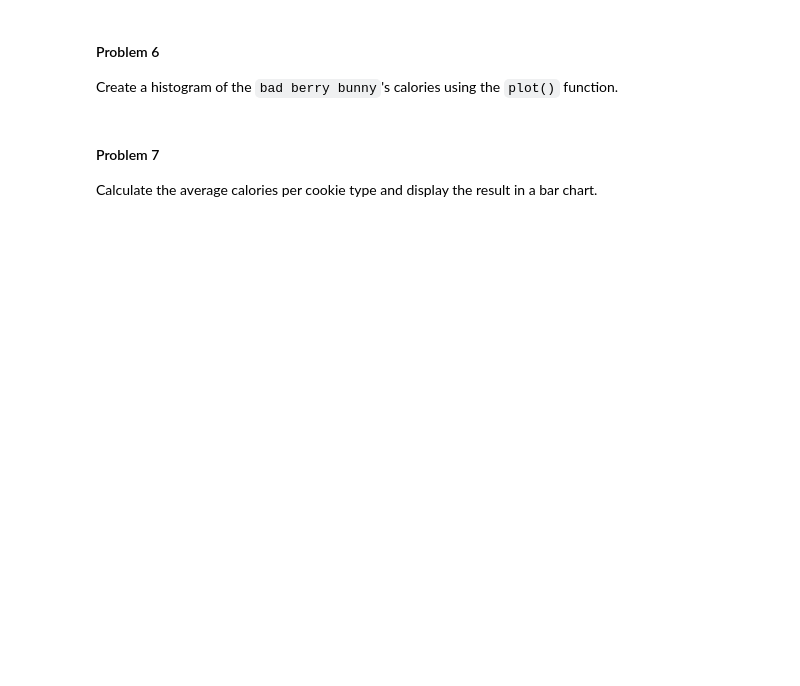
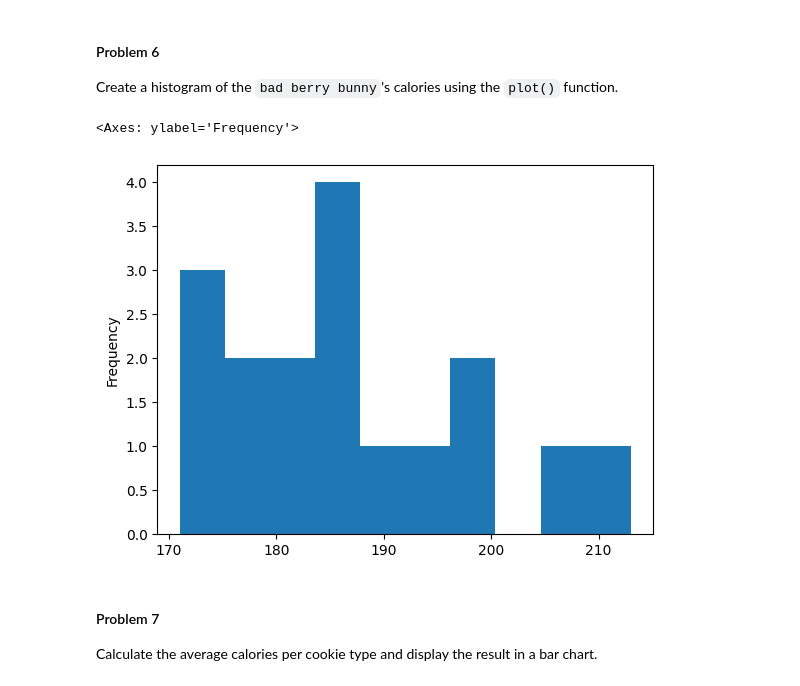
Before and after one commit to gallettilance/Data-Science-Fundamentals, a Jupyter notebook: labs/lab-02/lab02.ipynb, the cells around one changed output. Cells and saved outputs as stored; diff of their text form; code cells hidden in the pictures; blank space fills up the shorter version.

```diff
--- a/labs/lab-02/lab02.ipynb
+++ b/labs/lab-02/lab02.ipynb
@@ -486,3 +503,9 @@ Create a histogram of the `bad berry bunny`'s calories using the `plot()` functi
+# %%
+
+df[df['cookie'] == 'bbb']['calories'].plot.hist()
+# %% [output]
+<Axes: ylabel='Frequency'>
+[figure, added]
 # %% [markdown]
 #### Problem 7
 
```
Also changed, not shown: parts of 7 cells of this notebook.
